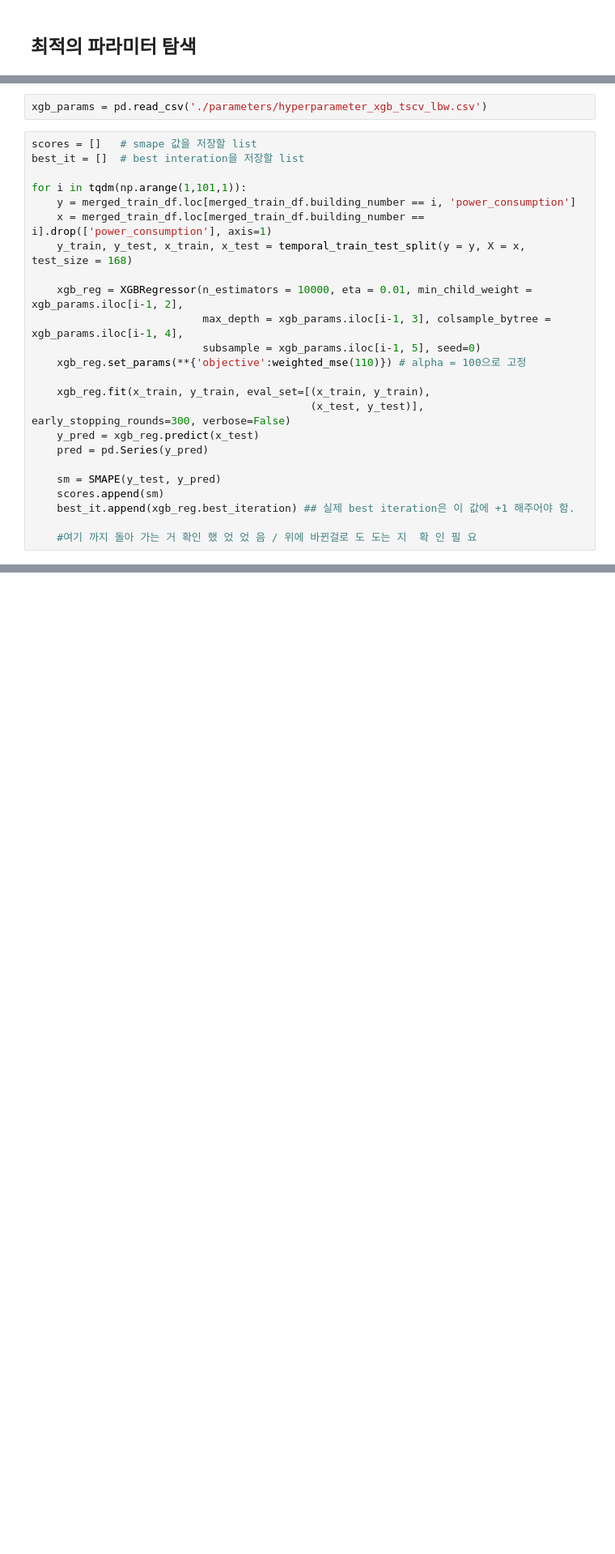
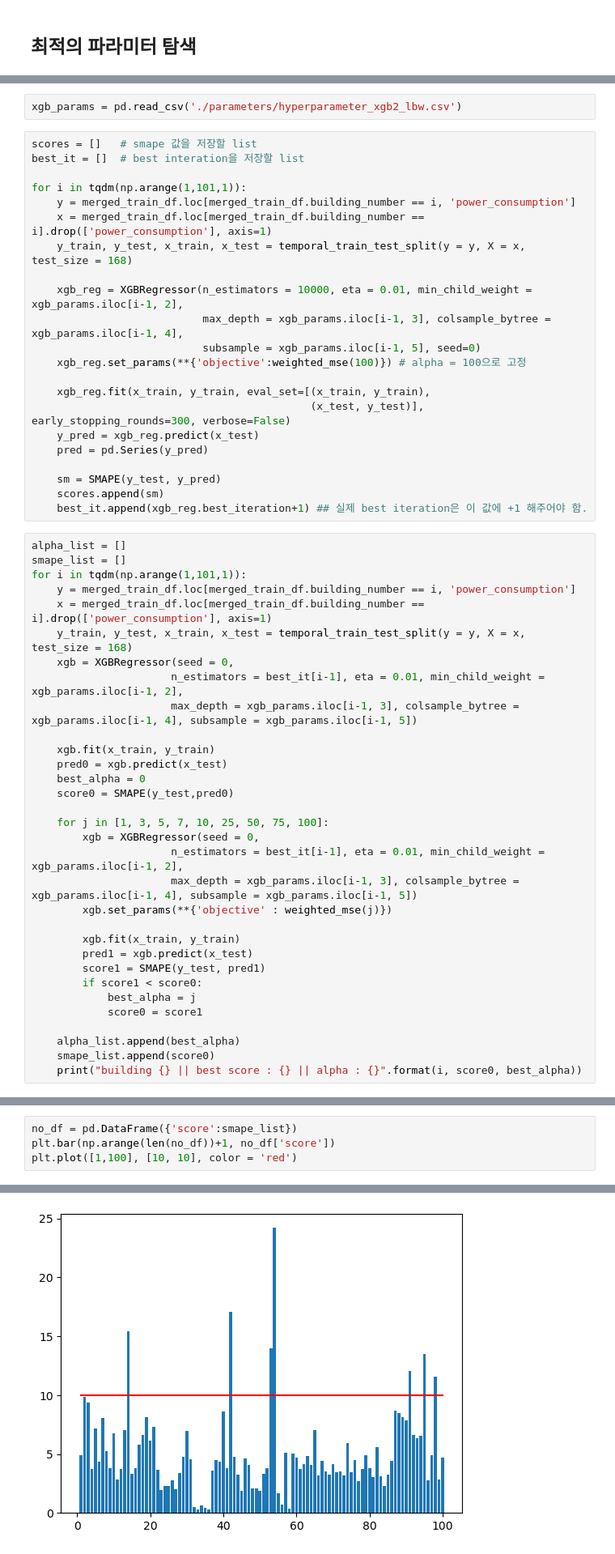
Before and after one commit to wooseungw/power_consumption_comp, a Jupyter notebook: XGBoost_ipynb_lbw.ipynb, the cells around one changed output, grey strips where cells are left out. Shown: that part at 81% size. Saved outputs shown, nothing was run; the diff lists cells and outputs as text; blank space fills up the shorter version.

```diff
--- a/XGBoost_ipynb_lbw.ipynb
+++ b/XGBoost_ipynb_lbw.ipynb
@@ -284,5 +316,5 @@ building1|| SMAPE : 44.05011050030062
 # %%
-xgb_params = pd.read_csv('./parameters/hyperparameter_xgb_tscv_lbw.csv')
+xgb_params = pd.read_csv('./parameters/hyperparameter_xgb2_lbw.csv')
 # %%
 scores = []   # smape 값을 저장할 list
 best_it = []  # best interation을 저장할 list
@@ -295,7 +327,7 @@ for i in tqdm(np.arange(1,101,1)):
     xgb_reg = XGBRegressor(n_estimators = 10000, eta = 0.01, min_child_weight = xgb_params.iloc[i-1, 2],
                            max_depth = xgb_params.iloc[i-1, 3], colsample_bytree = xgb_params.iloc[i-1, 4],
                            subsample = xgb_params.iloc[i-1, 5], seed=0)
-    xgb_reg.set_params(**{'objective':weighted_mse(110)}) # alpha = 100으로 고정
+    xgb_reg.set_params(**{'objective':weighted_mse(100)}) # alpha = 100으로 고정
 
     xgb_reg.fit(x_train, y_train, eval_set=[(x_train, y_train),
                                             (x_test, y_test)], early_stopping_rounds=300, verbose=False)
@@ -304,6 +336,36 @@ for i in tqdm(np.arange(1,101,1)):
 
     sm = SMAPE(y_test, y_pred)
     scores.append(sm)
-    best_it.append(xgb_reg.best_iteration) ## 실제 best iteration은 이 값에 +1 해주어야 함.
-
-    #여기 까지 돌아 가는 거 확인 했 었 었 음 / 위에 바뀐걸로 도 도는 지  확 인 필 요
+    best_it.append(xgb_reg.best_iteration+1) ## 실제 best iteration은 이 값에 +1 해주어야 함.
+# %%
+alpha_list = []
+smape_list = []
+for i in tqdm(np.arange(1,101,1)):
+    y = merged_train_df.loc[merged_train_df.building_number == i, 'power_consumption']
+    x = merged_train_df.loc[merged_train_df.building_number == i].drop(['power_consumption'], axis=1)
+    y_train, y_test, x_train, x_test = temporal_train_test_split(y = y, X = x, test_size = 168)
+    xgb = XGBRegressor(seed = 0,
+                      n_estimators = best_it[i-1], eta = 0.01, min_child_weight = xgb_params.iloc[i-1, 2],
+                      max_depth = xgb_params.iloc[i-1, 3], colsample_bytree = xgb_params.iloc[i-1, 4], subsample = xgb_params.iloc[i-1, 5])
+
+    xgb.fit(x_train, y_train)
+    pred0 = xgb.predict(x_test)
+    best_alpha = 0
+    score0 = SMAPE(y_test,pred0)
+
+    for j in [1, 3, 5, 7, 10, 25, 50, 75, 100]:
+        xgb = XGBRegressor(seed = 0,
+                      n_estimators = best_it[i-1], eta = 0.01, min_child_weight = xgb_params.iloc[i-1, 2],
+                      max_depth = xgb_params.iloc[i-1, 3], colsample_bytree = xgb_params.iloc[i-1, 4], subsample = xgb_params.iloc[i-1, 5])
+        xgb.set_params(**{'objective' : weighted_mse(j)})
+
+        xgb.fit(x_train, y_train)
+        pred1 = xgb.predict(x_test)
+        score1 = SMAPE(y_test, pred1)
+        if score1 < score0:
+            best_alpha = j
+            score0 = score1
+
+    alpha_list.append(best_alpha)
+    smape_list.append(score0)
+    print("building {} || best score : {} || alpha : {}".format(i, score0, best_alpha))
@@ -309,0 +386,5 @@ for i in tqdm(np.arange(1,101,1)):
+# %%
+no_df = pd.DataFrame({'score':smape_list})
+plt.bar(np.arange(len(no_df))+1, no_df['score'])
+plt.plot([1,100], [10, 10], color = 'red')
+# %% [output]
@@ -309,0 +392 @@ for i in tqdm(np.arange(1,101,1)):
+[figure, added]
```
Also changed, not shown: parts of 20 cells of this notebook, 3 other files.
